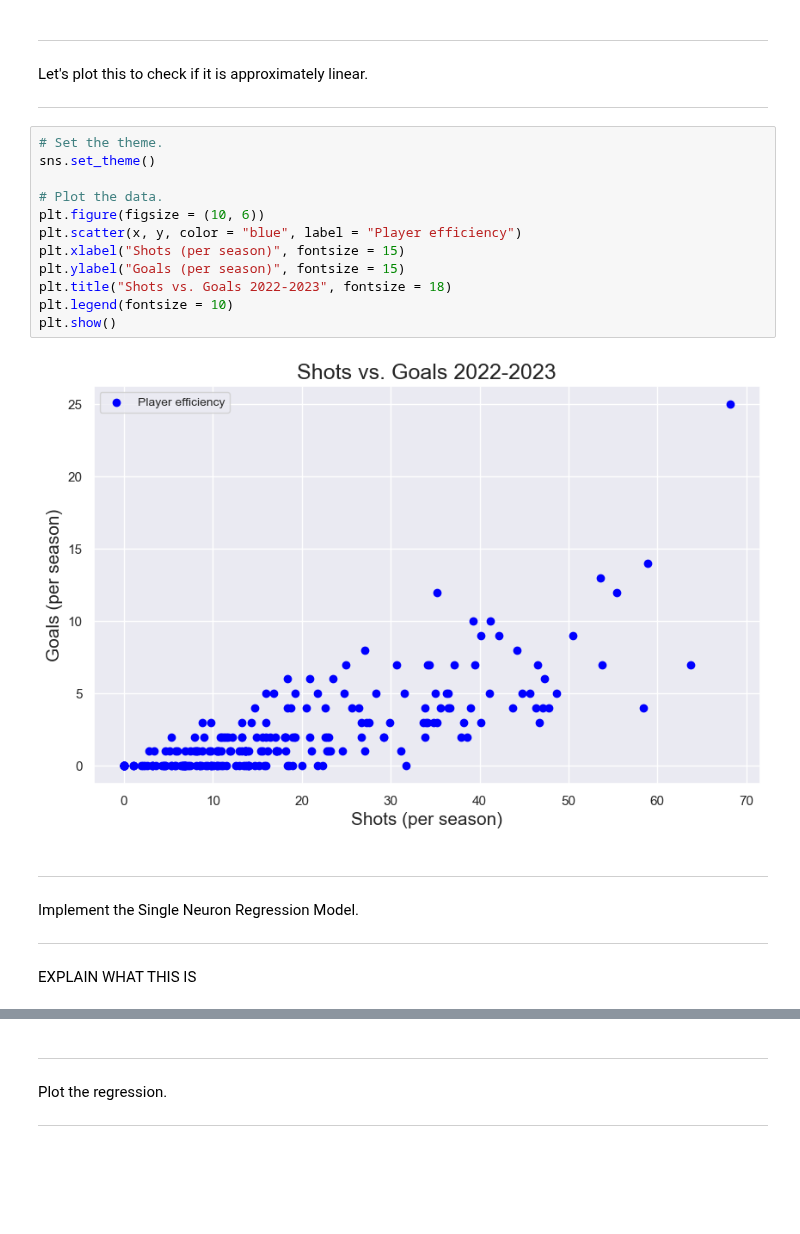
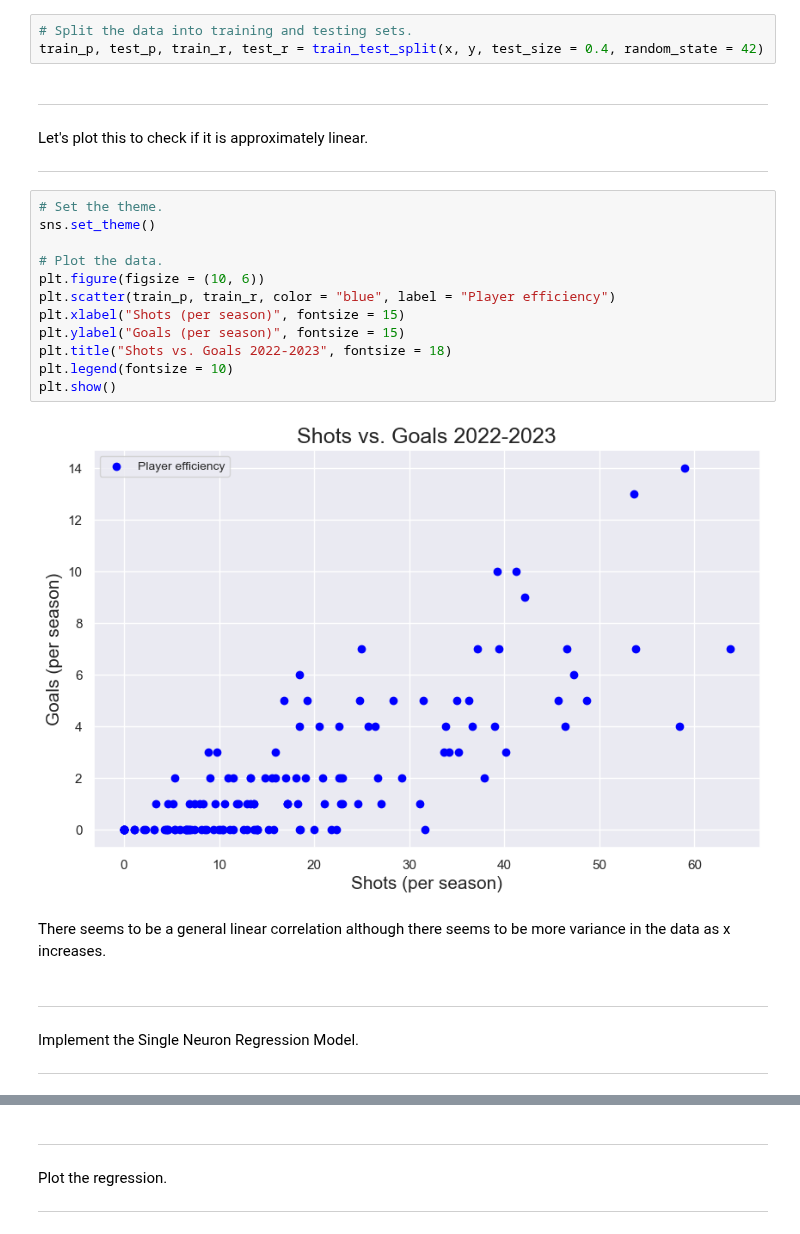
Before and after one commit to pstern17/INDE-577, a Jupyter notebook: 1. Supervised Learning/1.2. Gradient Descent/linear_regression.ipynb, the cells around one changed output, grey strips where cells are left out. Drawn from its saved outputs; the diff is of its cells as text; blank space fills up the shorter version.

```diff
--- a/1. Supervised Learning/1.2. Gradient Descent/linear_regression.ipynb
+++ b/1. Supervised Learning/1.2. Gradient Descent/linear_regression.ipynb
@@ -74,3 +118,6 @@ for i in range(x.shape[1]):
+# %%
+# Split the data into training and testing sets.
+train_p, test_p, train_r, test_r = train_test_split(x, y, test_size = 0.4, random_state = 42)
 # %% [markdown]
 ***
 Let's plot this to check if it is approximately linear.
@@ -78,21 +125,21 @@ Let's plot this to check if it is approximately linear.
 # %%
 # Set the theme.
 sns.set_theme()
 
 # Plot the data.
 plt.figure(figsize = (10, 6))
-plt.scatter(x, y, color = "blue", label = "Player efficiency")
+plt.scatter(train_p, train_r, color = "blue", label = "Player efficiency")
 plt.xlabel("Shots (per season)", fontsize = 15)
 plt.ylabel("Goals (per season)", fontsize = 15)
 plt.title("Shots vs. Goals 2022-2023", fontsize = 18)
 plt.legend(fontsize = 10)
 plt.show()
 # %% [output]
-[figure, old version]
+[figure, new version]
+# %% [markdown]
+There seems to be a general linear correlation although there seems to be more variance in the data as x increases.
 # %% [markdown]
 ***
 Implement the Single Neuron Regression Model.
 ***
-# %% [markdown]
-EXPLAIN WHAT THIS IS
 # %%
```
Also changed, not shown: parts of 29 cells of this notebook, 1 other file.
